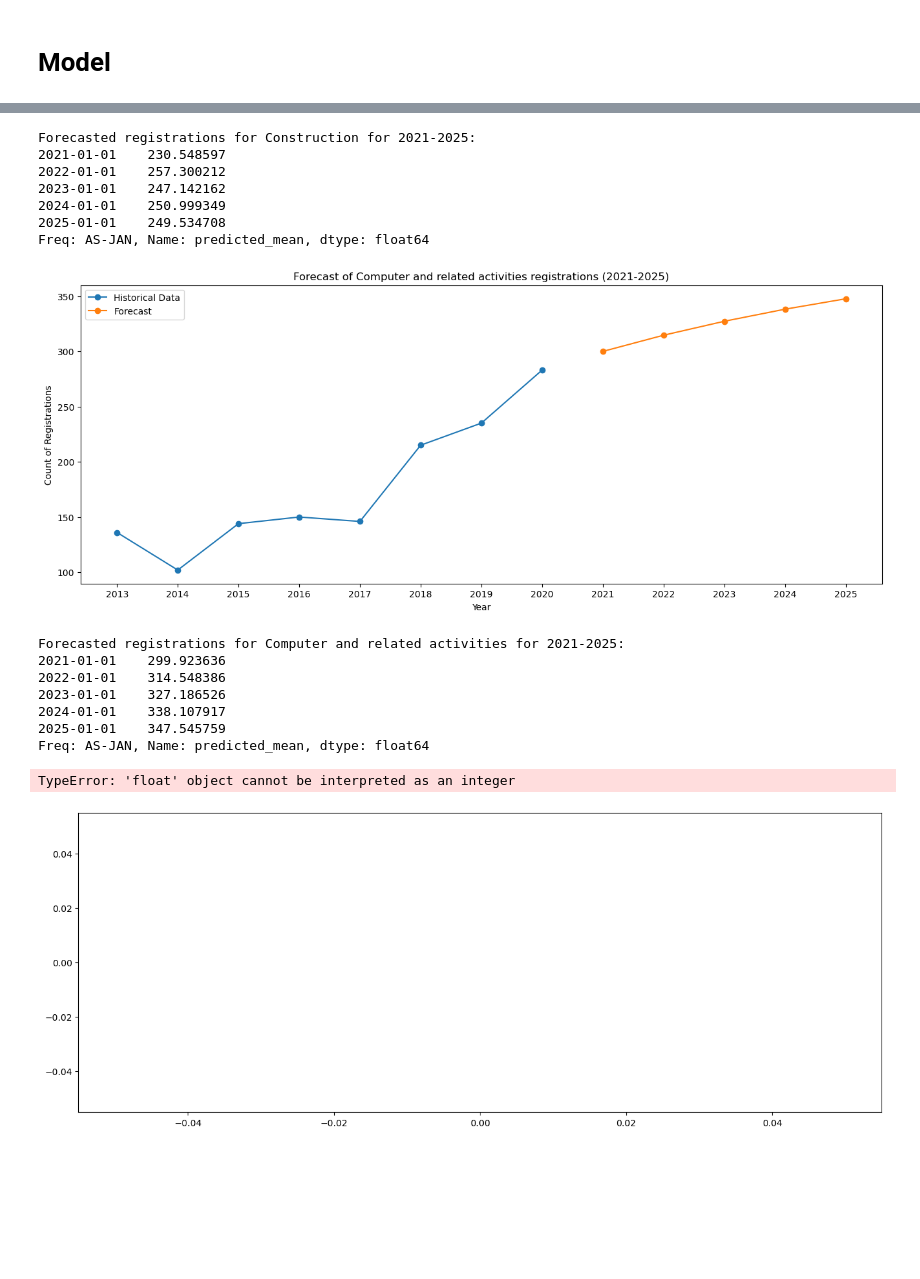
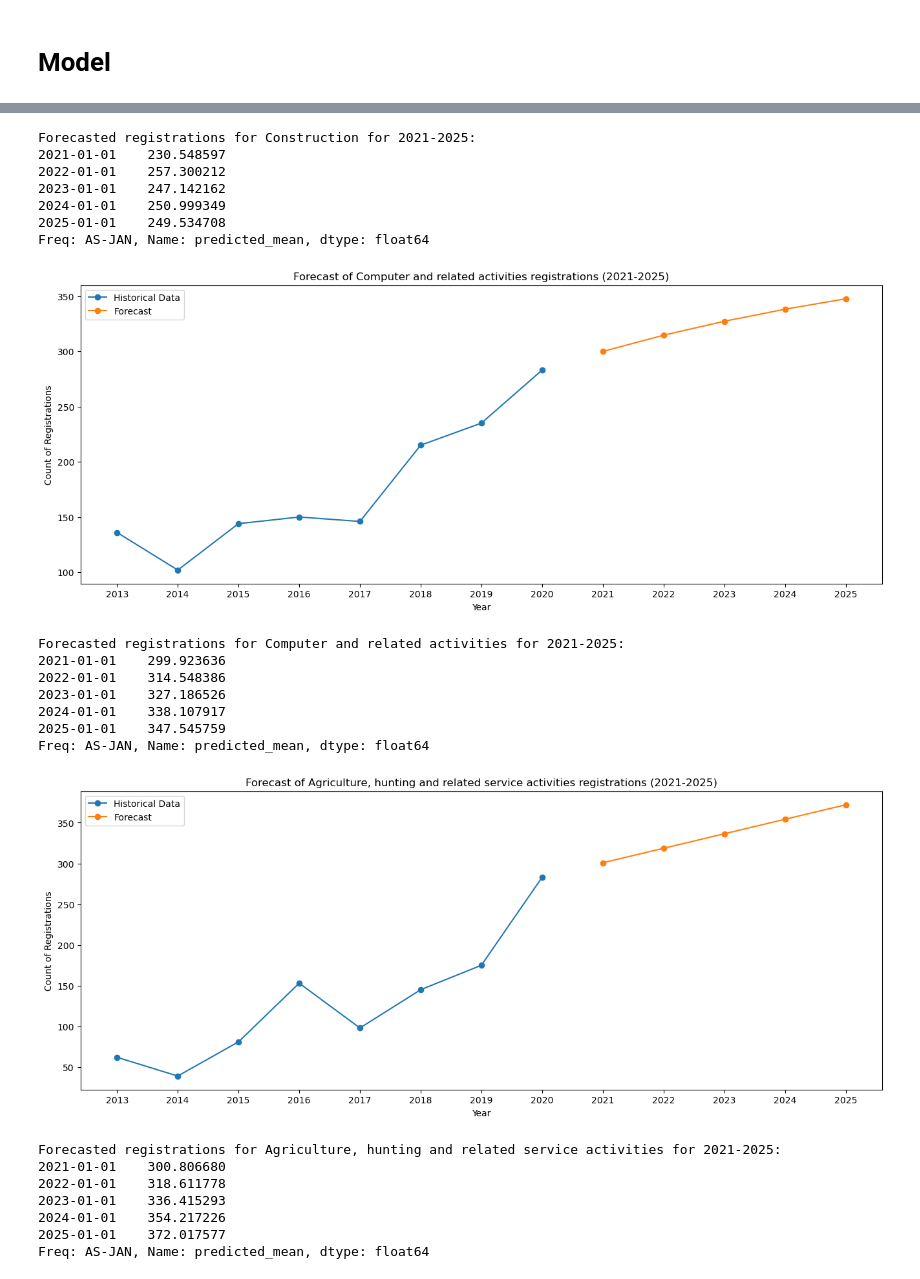
Before and after one commit to Soumiksb06/Statewise-business-comparison-and-forecast, a Jupyter notebook: OD_Companies.ipynb, the cells around one changed output, grey strips where cells are left out. Drawn from its saved outputs; the diff is of its cells as text; code cells hidden in the pictures; blank space fills up the shorter version.

```diff
--- a/OD_Companies.ipynb
+++ b/OD_Companies.ipynb
@@ -194,7 +193,7 @@ top_categories = [
     'Other business activities',
     'Construction',
     'Computer and related activities',
-    'Agriculture, hunting and related service activities'
+    'Agriculture, hunting and related service activities',
     'Wholesale trade and commission trade, except of motor vehicles and motorcycles',
 ]
 
@@ -231,32 +230,38 @@ for category_to_forecast in top_categories:
     plt.show()
 
     # Display the forecasted values
     print(f"Forecasted registrations for {category_to_forecast} for 2021-2025:")
     print(forecast_values)
 # %% [output]
 [figure]
 Forecasted registrations for Other business activities for 2021-2025:
 2021-01-01    408.095402
 2022-01-01    405.609070
 2023-01-01    405.755923
 2024-01-01    405.747249
 2025-01-01    405.747761
 Freq: AS-JAN, Name: predicted_mean, dtype: float64
 [figure]
 Forecasted registrations for Construction for 2021-2025:
 2021-01-01    230.548597
 2022-01-01    257.300212
 2023-01-01    247.142162
 2024-01-01    250.999349
 2025-01-01    249.534708
 Freq: AS-JAN, Name: predicted_mean, dtype: float64
 [figure]
 Forecasted registrations for Computer and related activities for 2021-2025:
 2021-01-01    299.923636
 2022-01-01    314.548386
 2023-01-01    327.186526
 2024-01-01    338.107917
 2025-01-01    347.545759
 Freq: AS-JAN, Name: predicted_mean, dtype: float64
+[figure, new version]
-TypeError: 'float' object cannot be interpreted as an integer
+Forecasted registrations for Agriculture, hunting and related service activities for 2021-2025:
+2021-01-01    300.806680
+2022-01-01    318.611778
+2023-01-01    336.415293
+2024-01-01    354.217226
+2025-01-01    372.017577
+Freq: AS-JAN, Name: predicted_mean, dtype: float64
-[figure, old version]
```
Also changed, not shown: parts of 2 cells of this notebook.
